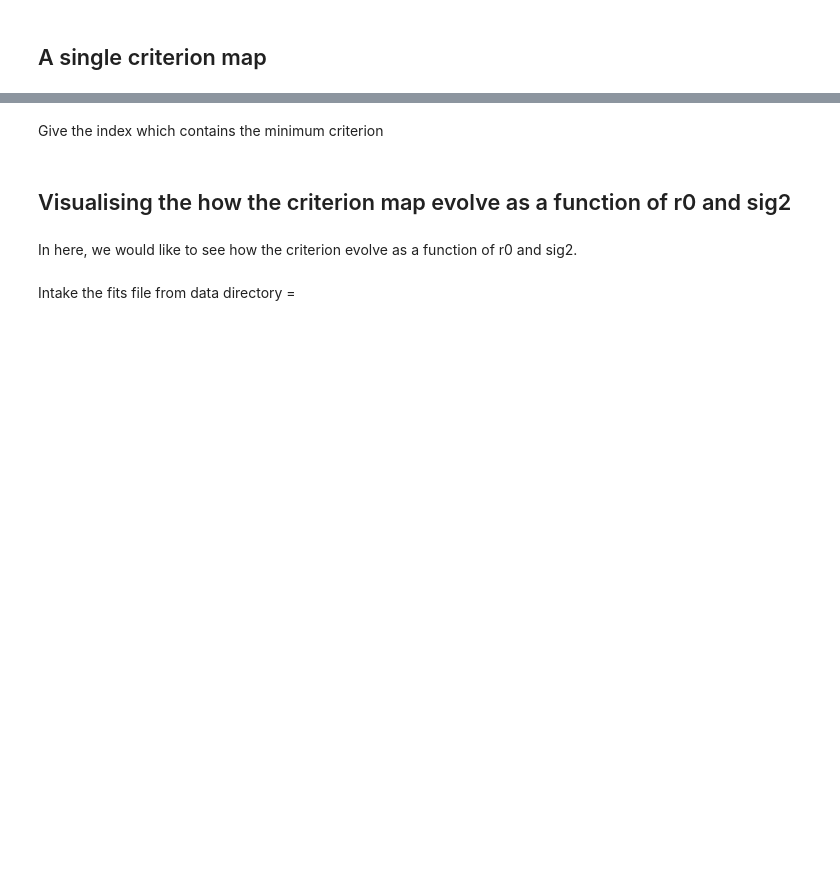
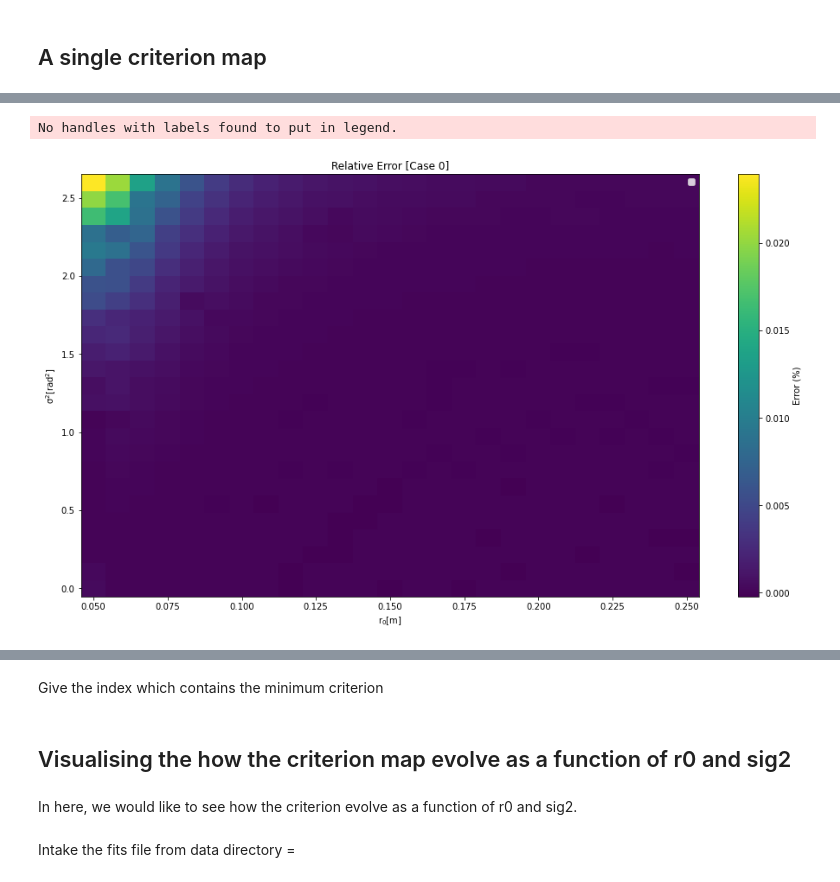
Before and after one commit to alexisyslau/amiral_data_analysis, a Jupyter notebook: Criterion Map.ipynb, the cells around one changed output, grey strips where cells are left out. Drawn from its saved outputs; the diff is of its cells as text; code cells hidden in the pictures; blank space fills up the shorter version.

```diff
--- a/Criterion Map.ipynb
+++ b/Criterion Map.ipynb
@@ -44,0 +84,25 @@ nOut = 0
+# %%
+rcParams['figure.figsize'] = 16,9
+fig = plt.figure()
+ax = fig.add_subplot(111)
+
+x = np.linspace(0.05,0.25, size_map)
+y = np.linspace(0,2.6, size_map)
+
+err = (crit_map_python_0 - crit_map_IDL) / crit_map_IDL
+
+
+
+im = ax.pcolormesh(x,y,100*err,linewidth=1, shading='auto')
+
+ax.set_xlabel(r'$\mathrm{r_0[m]}$')
+ax.set_ylabel(r'$\mathrm{\sigma^2 [rad^2]}$')
+ax.set_title('Relative Error [Case 0]')
+
+ax.legend(loc='upper right')
+cbar = fig.colorbar(im, ax=ax, label = 'Error (%)')
+
+fig.savefig("err_mu_rho0_test_map_0.pdf", bbox_inches='tight')
+# %% [output]
+No handles with labels found to put in legend.
+[figure, added]
```
Also changed, not shown: parts of 31 cells of this notebook.
